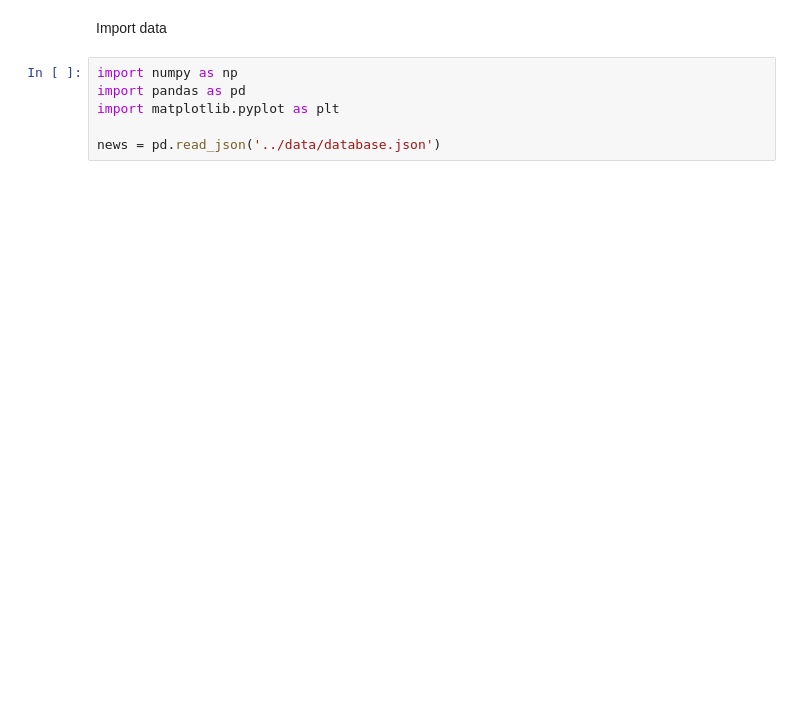
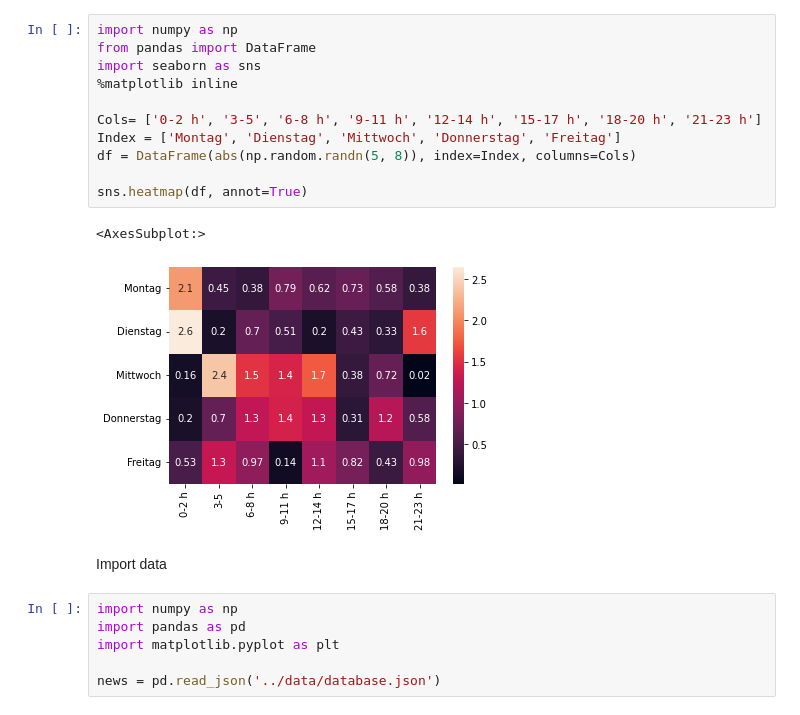
Before and after one commit to emilianscheel/Tagesschau-data-fetching, a Jupyter notebook: visualize/playground.ipynb, the cells around one changed output. Cells and saved outputs as stored; diff of their text form; blank space fills up the shorter version.

```diff
--- a/visualize/playground.ipynb
+++ b/visualize/playground.ipynb
@@ -1,3 +10,17 @@
+# %%
+import numpy as np
+from pandas import DataFrame
+import seaborn as sns
+%matplotlib inline
+
+Cols= ['0-2 h', '3-5', '6-8 h', '9-11 h', '12-14 h', '15-17 h', '18-20 h', '21-23 h']
+Index = ['Montag', 'Dienstag', 'Mittwoch', 'Donnerstag', 'Freitag']
+df = DataFrame(abs(np.random.randn(5, 8)), index=Index, columns=Cols)
+
+sns.heatmap(df, annot=True)
+# %% [output]
+<AxesSubplot:>
+[figure, added]
 # %% [markdown]
 Import data
 # %%
```
Also changed, not shown: parts of 12 cells of this notebook, 3 other files.
